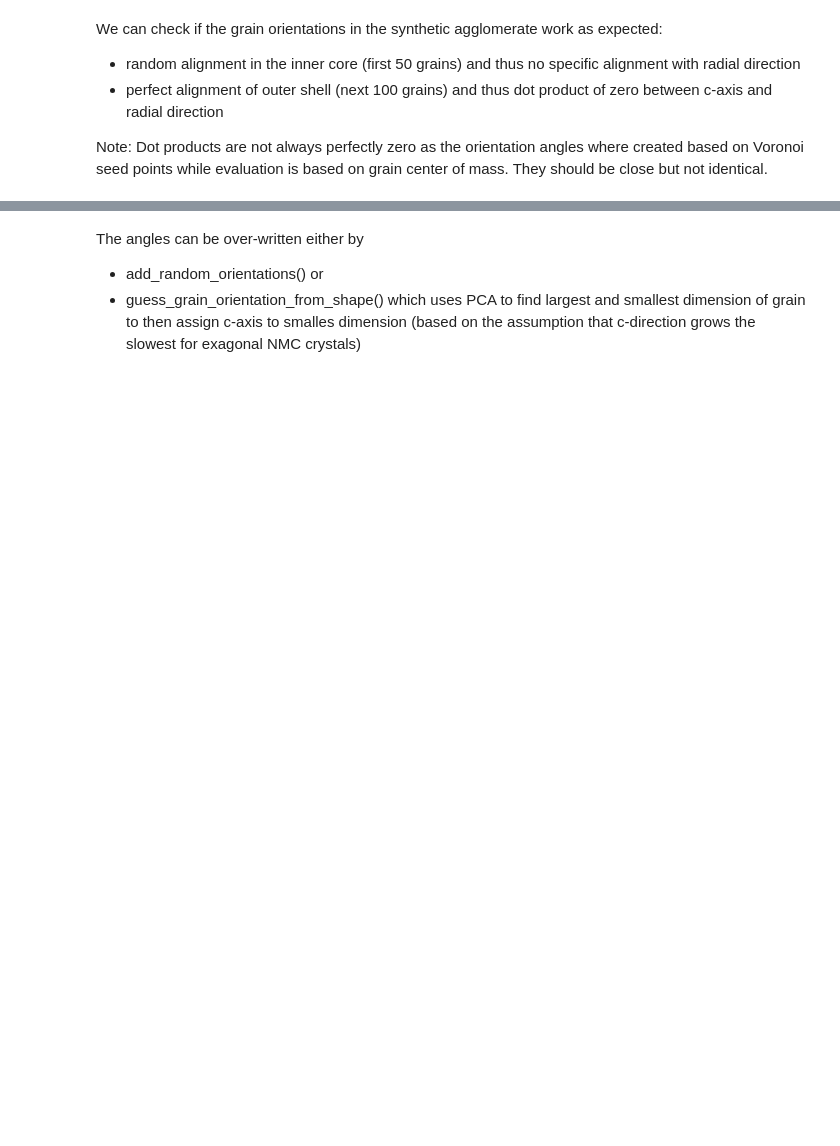
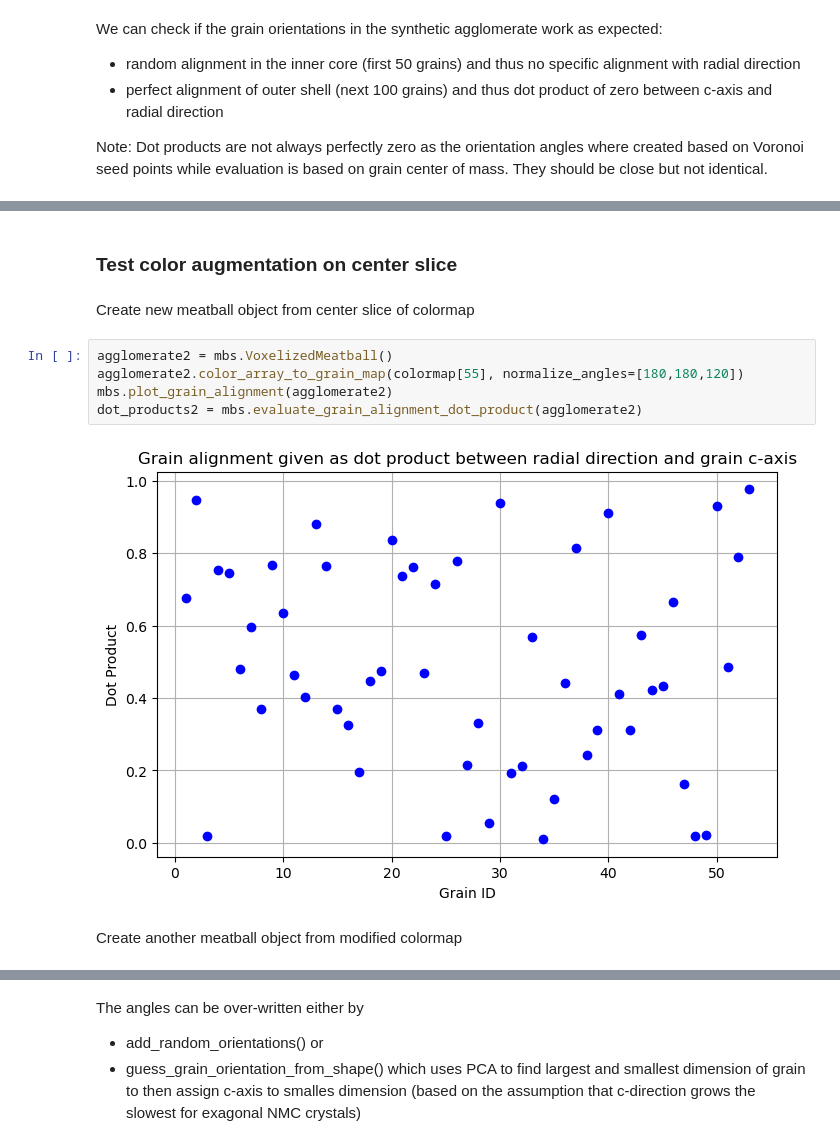
Before and after one commit to daubners/meatballs, a Jupyter notebook: 00-generation-of-NMC-agglomerate.ipynb, the cells around one changed output, grey strips where cells are left out. Drawn from its saved outputs; the diff is of its cells as text; blank space fills up the shorter version.

```diff
--- a/00-generation-of-NMC-agglomerate.ipynb
+++ b/00-generation-of-NMC-agglomerate.ipynb
@@ -93,0 +76,13 @@ mbs.plot_grain_alignment(agglomerate)
+# %% [markdown]
+### Test color augmentation on center slice
+# %% [markdown]
+Create new meatball object from center slice of colormap
+# %%
+agglomerate2 = mbs.VoxelizedMeatball()
+agglomerate2.color_array_to_grain_map(colormap[55], normalize_angles=[180,180,120])
+mbs.plot_grain_alignment(agglomerate2)
+dot_products2 = mbs.evaluate_grain_alignment_dot_product(agglomerate2)
+# %% [output]
+[figure, added]
+# %% [markdown]
+Create another meatball object from modified colormap
```
Also changed, not shown: parts of 21 cells of this notebook, 2 other files.
